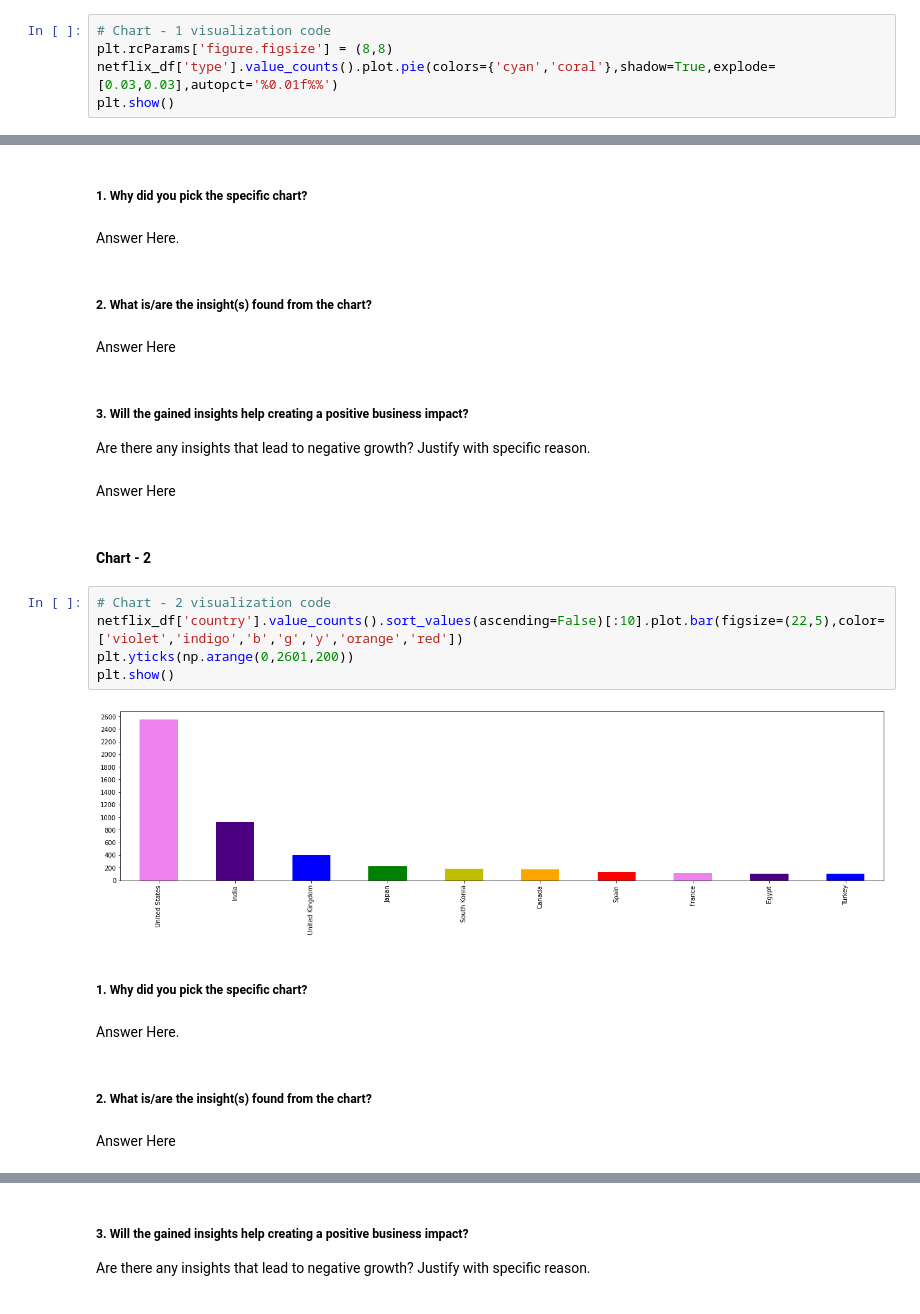
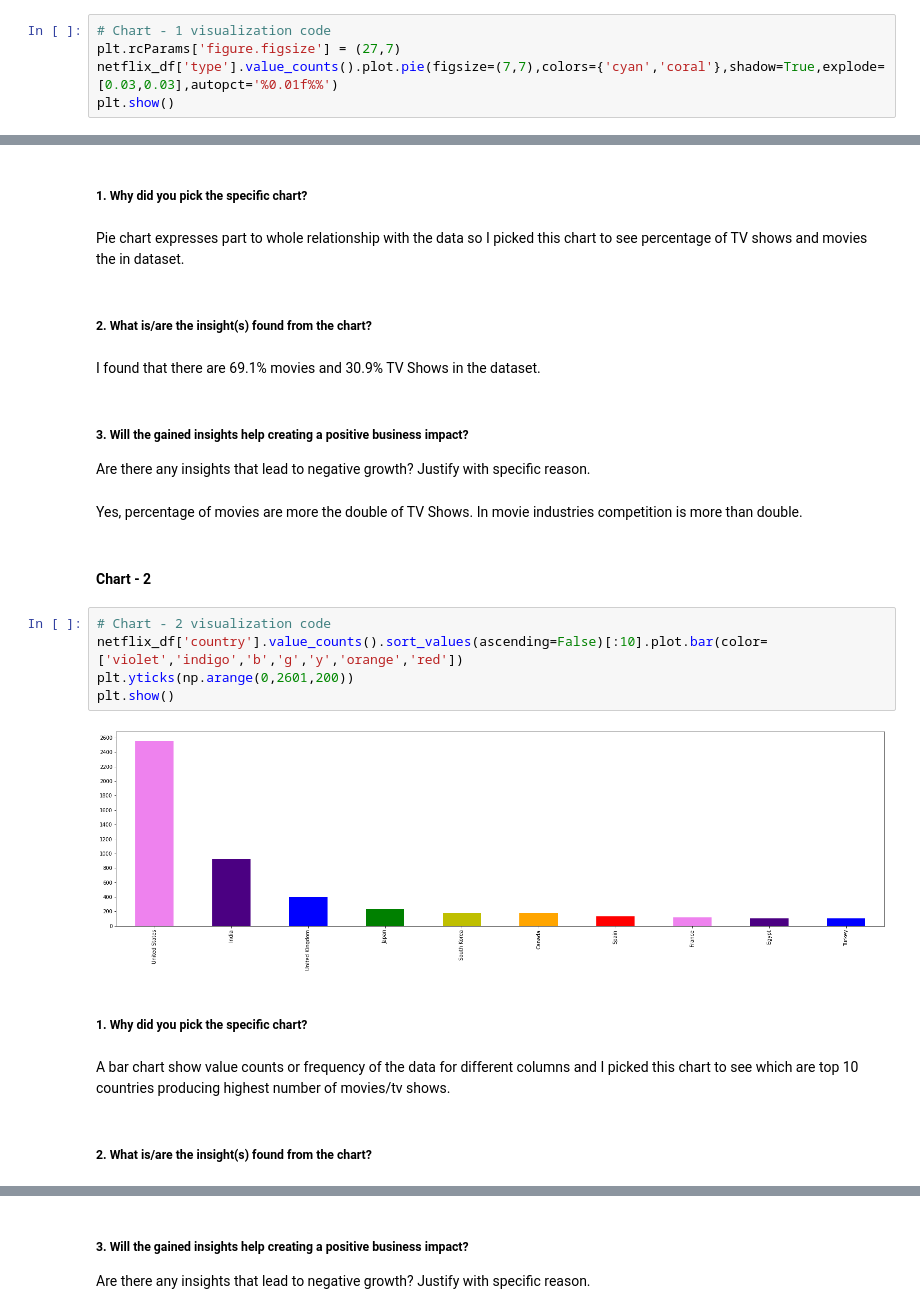
Before and after one commit to mdismailquraishicse/capstone_project_4_netflix_clustering, a Jupyter notebook: netflix_clustering.ipynb, the cells around one changed output, grey strips where cells are left out. Drawn from its saved outputs; the diff is of its cells as text.

Commit message:
visualization done

```diff
--- a/netflix_clustering.ipynb
+++ b/netflix_clustering.ipynb
@@ -449,7 +449,7 @@ dtype: int64
 #### Chart - 1
 # %%
 # Chart - 1 visualization code
-plt.rcParams['figure.figsize'] = (8,8)
-netflix_df['type'].value_counts().plot.pie(colors={'cyan','coral'},shadow=True,explode=[0.03,0.03],autopct='%0.01f%%')
+plt.rcParams['figure.figsize'] = (27,7)
+netflix_df['type'].value_counts().plot.pie(figsize=(7,7),colors={'cyan','coral'},shadow=True,explode=[0.03,0.03],autopct='%0.01f%%')
 plt.show()
 # %% [output]
@@ -457,30 +457,28 @@ plt.show()
 # %% [markdown]
 ##### 1. Why did you pick the specific chart?
-# %% [markdown]
-Answer Here.
+# %% [markdown]
+Pie chart expresses part to whole relationship with the data so I picked this chart to see percentage of TV shows and movies the in dataset.
 # %% [markdown]
 ##### 2. What is/are the insight(s) found from the chart?
-# %% [markdown]
-Answer Here
+# %% [markdown]
+I found that there are 69.1% movies and 30.9% TV Shows in the dataset.
 # %% [markdown]
 ##### 3. Will the gained insights help creating a positive business impact?
 Are there any insights that lead to negative growth? Justify with specific reason.
-# %% [markdown]
-Answer Here
+# %% [markdown]
+Yes, percentage of movies are more the double of TV Shows. In movie industries competition is more than double.
 # %% [markdown]
 #### Chart - 2
 # %%
 # Chart - 2 visualization code
-netflix_df['country'].value_counts().sort_values(ascending=False)[:10].plot.bar(figsize=(22,5),color=['violet','indigo','b','g','y','orange','red'])
+netflix_df['country'].value_counts().sort_values(ascending=False)[:10].plot.bar(color=['violet','indigo','b','g','y','orange','red'])
 plt.yticks(np.arange(0,2601,200))
 plt.show()
 # %% [output]
-[figure, old version]
+[figure, new version]
 # %% [markdown]
 ##### 1. Why did you pick the specific chart?
-# %% [markdown]
-Answer Here.
+# %% [markdown]
+ A bar chart show value counts or frequency of the data for different columns and I picked this chart to see which are top 10 countries producing highest number of movies/tv shows.
 # %% [markdown]
 ##### 2. What is/are the insight(s) found from the chart?
-# %% [markdown]
-Answer Here
```
Also changed, not shown: parts of 61 cells of this notebook.
